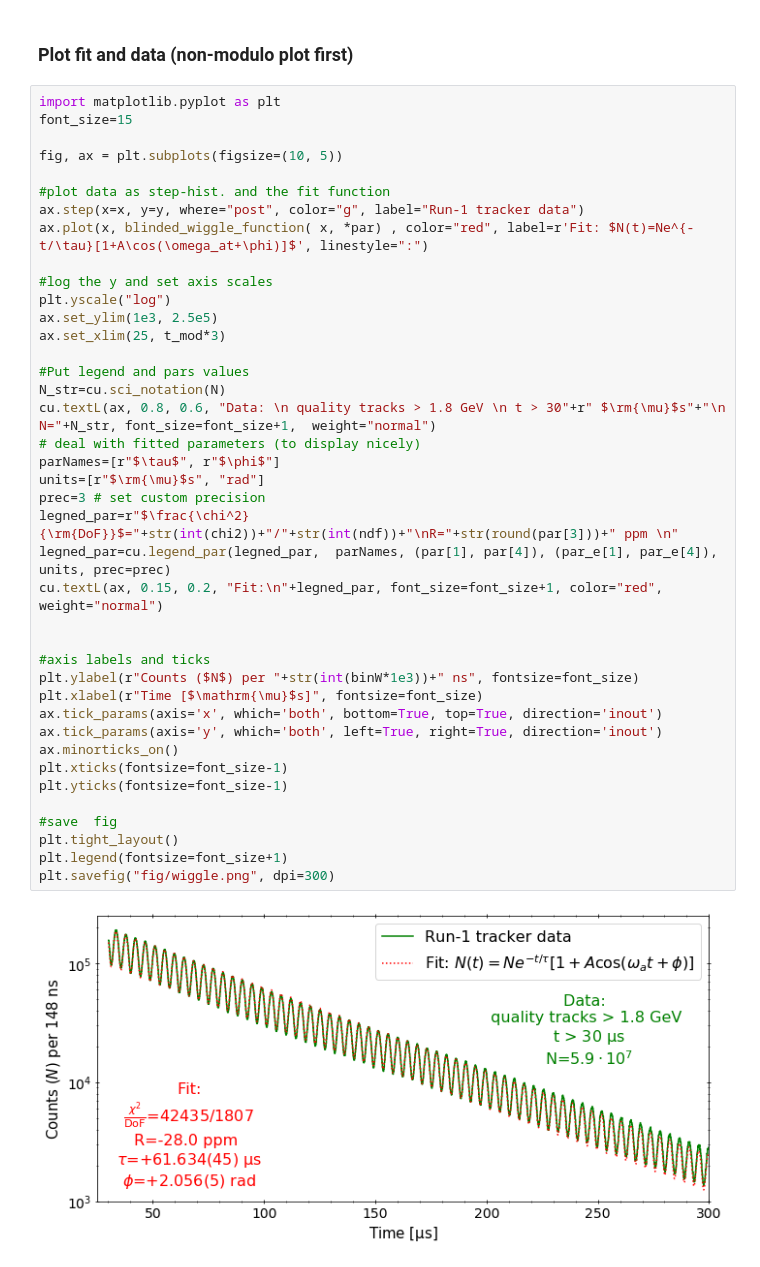
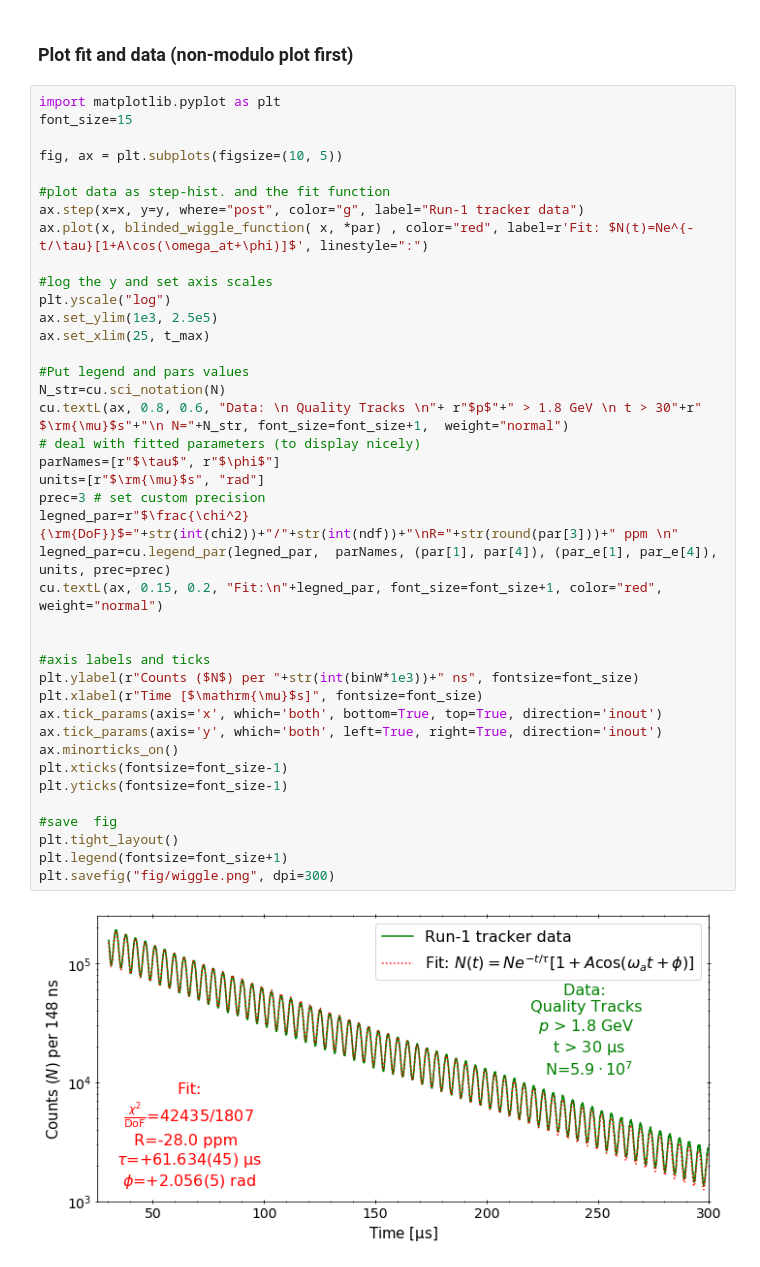
Before and after one commit to glukicov/EDMTracking, a Jupyter notebook: Wiggle.ipynb, the cells around one changed output. Drawn from its saved outputs; the diff is of its cells as text.

```diff
--- a/Wiggle.ipynb
+++ b/Wiggle.ipynb
@@ -109,34 +116,34 @@ ax.plot(x, blinded_wiggle_function( x, *par) , color="red", label=r'Fit: $N(t)=N
 
 #log the y and set axis scales
 plt.yscale("log")
 ax.set_ylim(1e3, 2.5e5)
-ax.set_xlim(25, t_mod*3)
+ax.set_xlim(25, t_max)
 
 #Put legend and pars values
 N_str=cu.sci_notation(N)
-cu.textL(ax, 0.8, 0.6, "Data: \n quality tracks > 1.8 GeV \n t > 30"+r" $\rm{\mu}$s"+"\n N="+N_str, font_size=font_size+1,  weight="normal")
+cu.textL(ax, 0.8, 0.6, "Data: \n Quality Tracks \n"+ r"$p$"+" > 1.8 GeV \n t > 30"+r" $\rm{\mu}$s"+"\n N="+N_str, font_size=font_size+1,  weight="normal")
 # deal with fitted parameters (to display nicely)
 parNames=[r"$\tau$", r"$\phi$"]
 units=[r"$\rm{\mu}$s", "rad"]
 prec=3 # set custom precision
 legned_par=r"$\frac{\chi^2}{\rm{DoF}}$="+str(int(chi2))+"/"+str(int(ndf))+"\nR="+str(round(par[3]))+" ppm \n"
 legned_par=cu.legend_par(legned_par,  parNames, (par[1], par[4]), (par_e[1], par_e[4]), units, prec=prec)
 cu.textL(ax, 0.15, 0.2, "Fit:\n"+legned_par, font_size=font_size+1, color="red", weight="normal")
 
 
 #axis labels and ticks
 plt.ylabel(r"Counts ($N$) per "+str(int(binW*1e3))+" ns", fontsize=font_size)
 plt.xlabel(r"Time [$\mathrm{\mu}$s]", fontsize=font_size)
 ax.tick_params(axis='x', which='both', bottom=True, top=True, direction='inout')
 ax.tick_params(axis='y', which='both', left=True, right=True, direction='inout')
 ax.minorticks_on()
 plt.xticks(fontsize=font_size-1)
 plt.yticks(fontsize=font_size-1)
 
 #save  fig
 plt.tight_layout()
 plt.legend(fontsize=font_size+1)
 plt.savefig("fig/wiggle.png", dpi=300)
 # %% [output]
-[figure, old version]
+[figure, new version]
 # %% [markdown]
```
Also changed, not shown: parts of 3 cells of this notebook.
